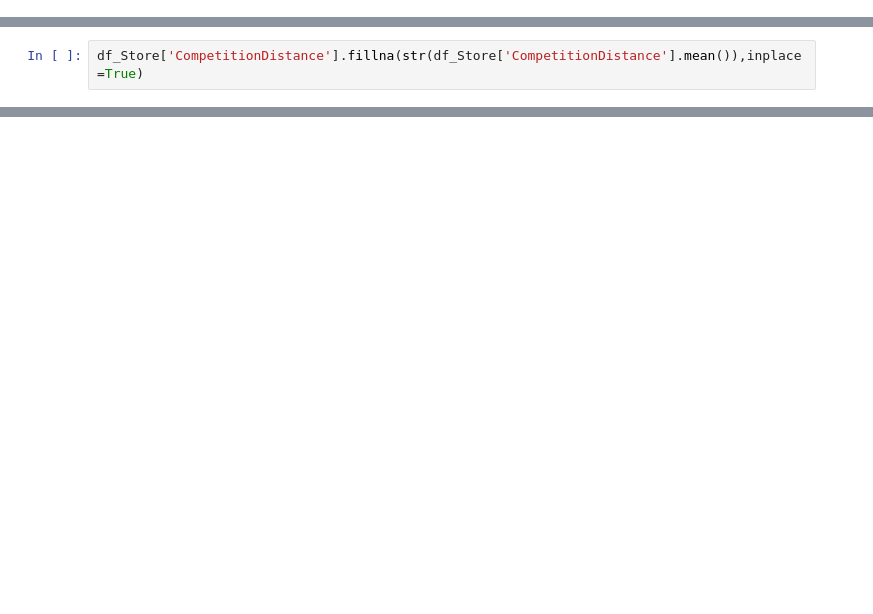
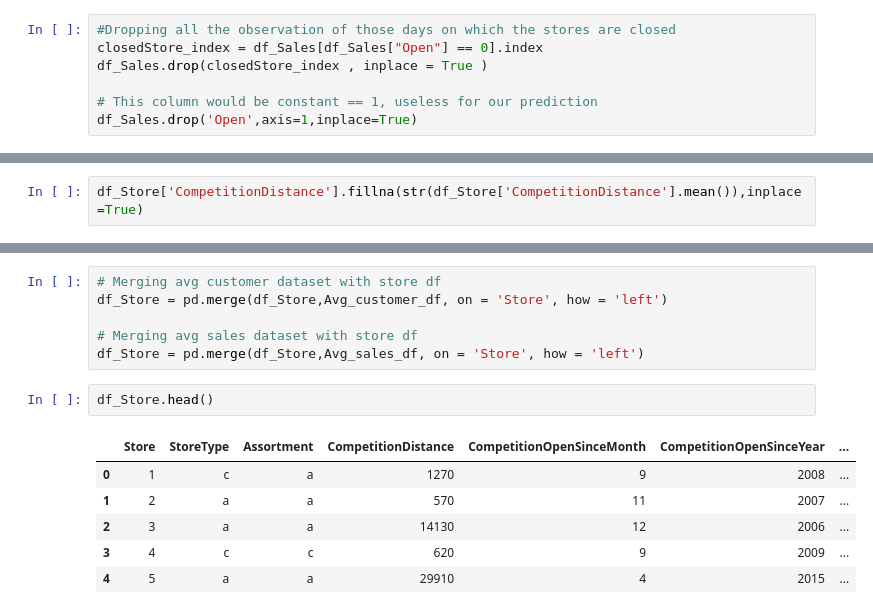
Before and after one commit to shubham-hub/Rossmann-Sales-Prediction, a Jupyter notebook: Capstone_Project_2_Shubham_Chavhan.ipynb, the cells around one changed output, grey strips where cells are left out. Saved outputs shown, nothing was run; the diff lists cells and outputs as text; blank space fills up the shorter version.

```diff
--- a/Capstone_Project_2_Shubham_Chavhan.ipynb
+++ b/Capstone_Project_2_Shubham_Chavhan.ipynb
@@ -215,0 +272,7 @@ df_Sales.head()
+# %%
+#Dropping all the observation of those days on which the stores are closed
+closedStore_index = df_Sales[df_Sales["Open"] == 0].index
+df_Sales.drop(closedStore_index , inplace = True )
+
+# This column would be constant == 1, useless for our prediction
+df_Sales.drop('Open',axis=1,inplace=True)
@@ -402,0 +543,15 @@ plt.show()
+# %%
+# Merging avg customer dataset with store df
+df_Store = pd.merge(df_Store,Avg_customer_df, on = 'Store', how = 'left')
+
+# Merging avg sales dataset with store df
+df_Store = pd.merge(df_Store,Avg_sales_df, on = 'Store', how = 'left')
+# %%
+df_Store.head()
+# %% [output]
+|  | Store | StoreType | Assortment | CompetitionDistance | CompetitionOpenSinceMonth | CompetitionOpenSinceYear | ... |
+| 0 | 1 | c | a | 1270 | 9 | 2008 | ... |
+| 1 | 2 | a | a | 570 | 11 | 2007 | ... |
+| 2 | 3 | a | a | 14130 | 12 | 2006 | ... |
+| 3 | 4 | c | c | 620 | 9 | 2009 | ... |
+| 4 | 5 | a | a | 29910 | 4 | 2015 | ... |
```
Also changed, not shown: parts of 72 cells of this notebook.
